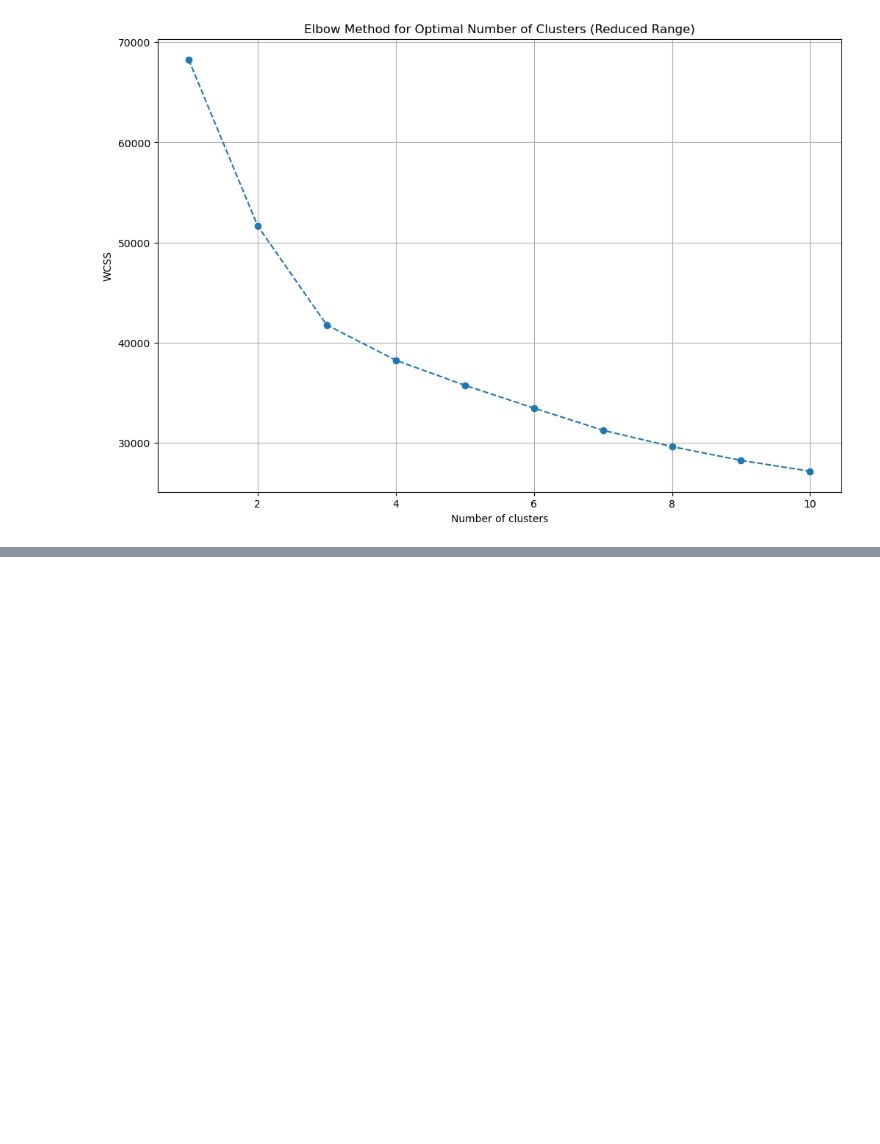
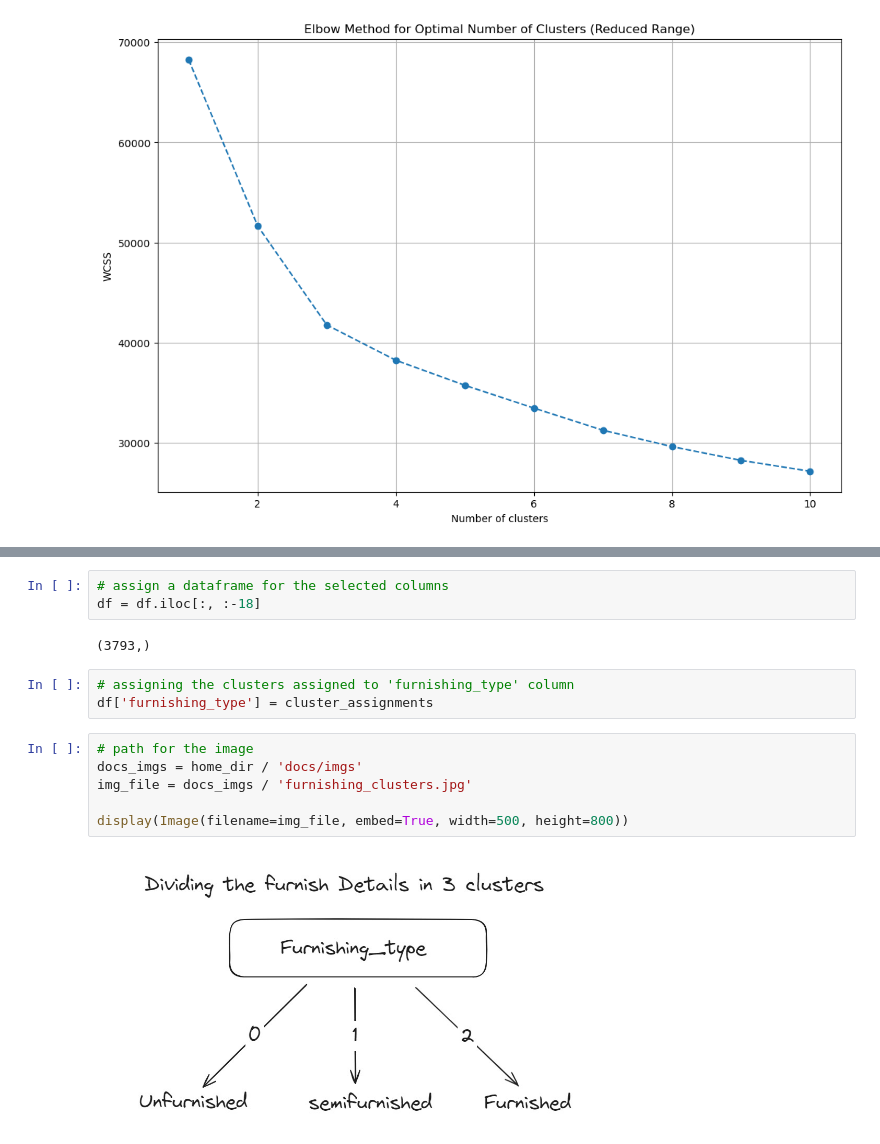
Before and after one commit to 07Sada/real-estate-property-price-predictor, a Jupyter notebook: notebooks/flat-house-dataset-feature-engineering.ipynb, the cells around one changed output, grey strips where cells are left out. Saved outputs shown, nothing was run; the diff lists cells and outputs as text; blank space fills up the shorter version.

```diff
--- a/notebooks/flat-house-dataset-feature-engineering.ipynb
+++ b/notebooks/flat-house-dataset-feature-engineering.ipynb
@@ -545,0 +583,16 @@ plt.show()
+# %%
+# assign a dataframe for the selected columns
+df = df.iloc[:, :-18]
+# %% [output]
+(3793,)
+# %%
+# assigning the clusters assigned to 'furnishing_type' column
+df['furnishing_type'] = cluster_assignments
+# %%
+# path for the image
+docs_imgs = home_dir / 'docs/imgs'
+img_file = docs_imgs / 'furnishing_clusters.jpg'
+
+display(Image(filename=img_file, embed=True, width=500, height=800))
+# %% [output]
+[figure, added]
```
Also changed, not shown: parts of 15 cells of this notebook, 5 other files.
